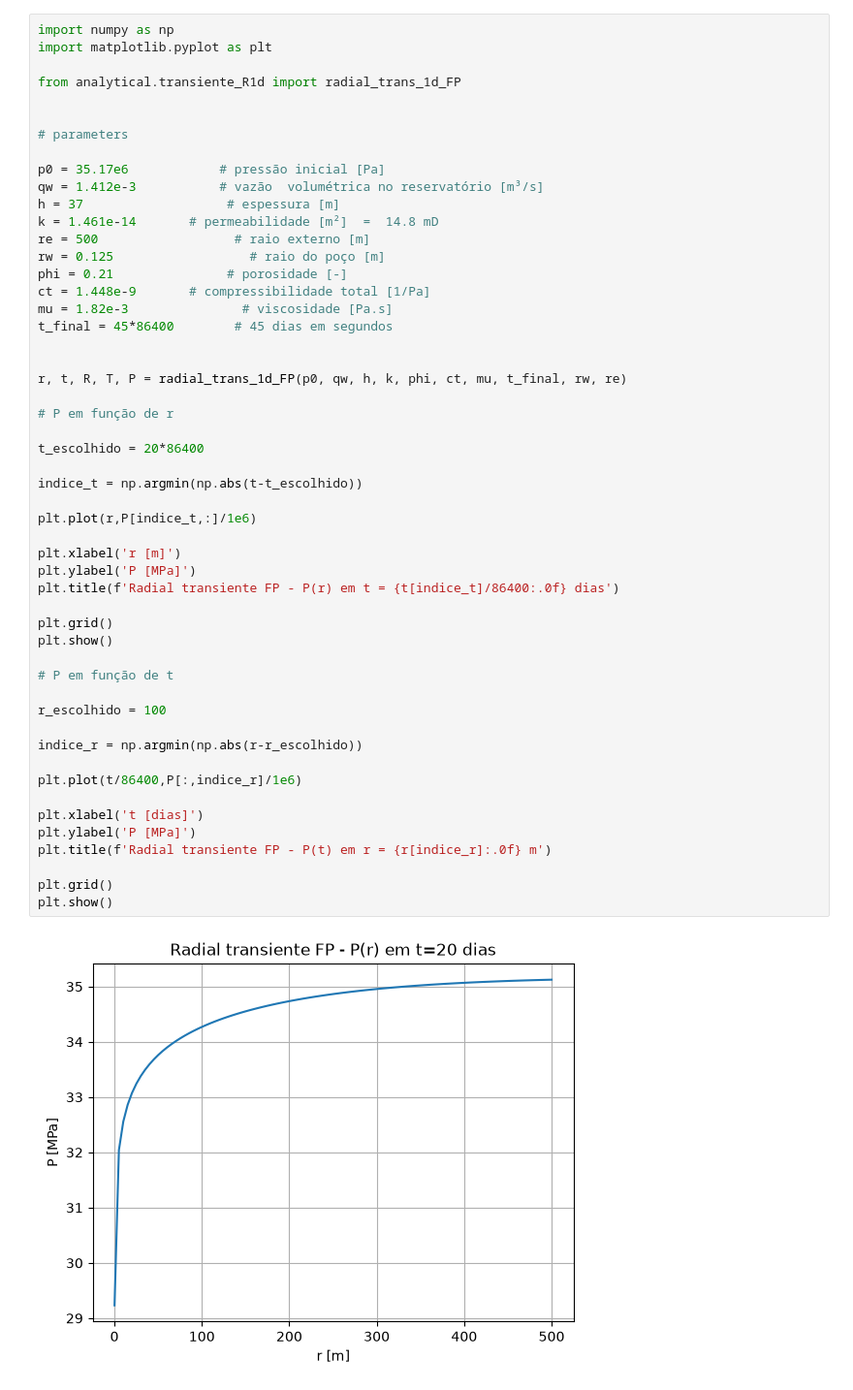
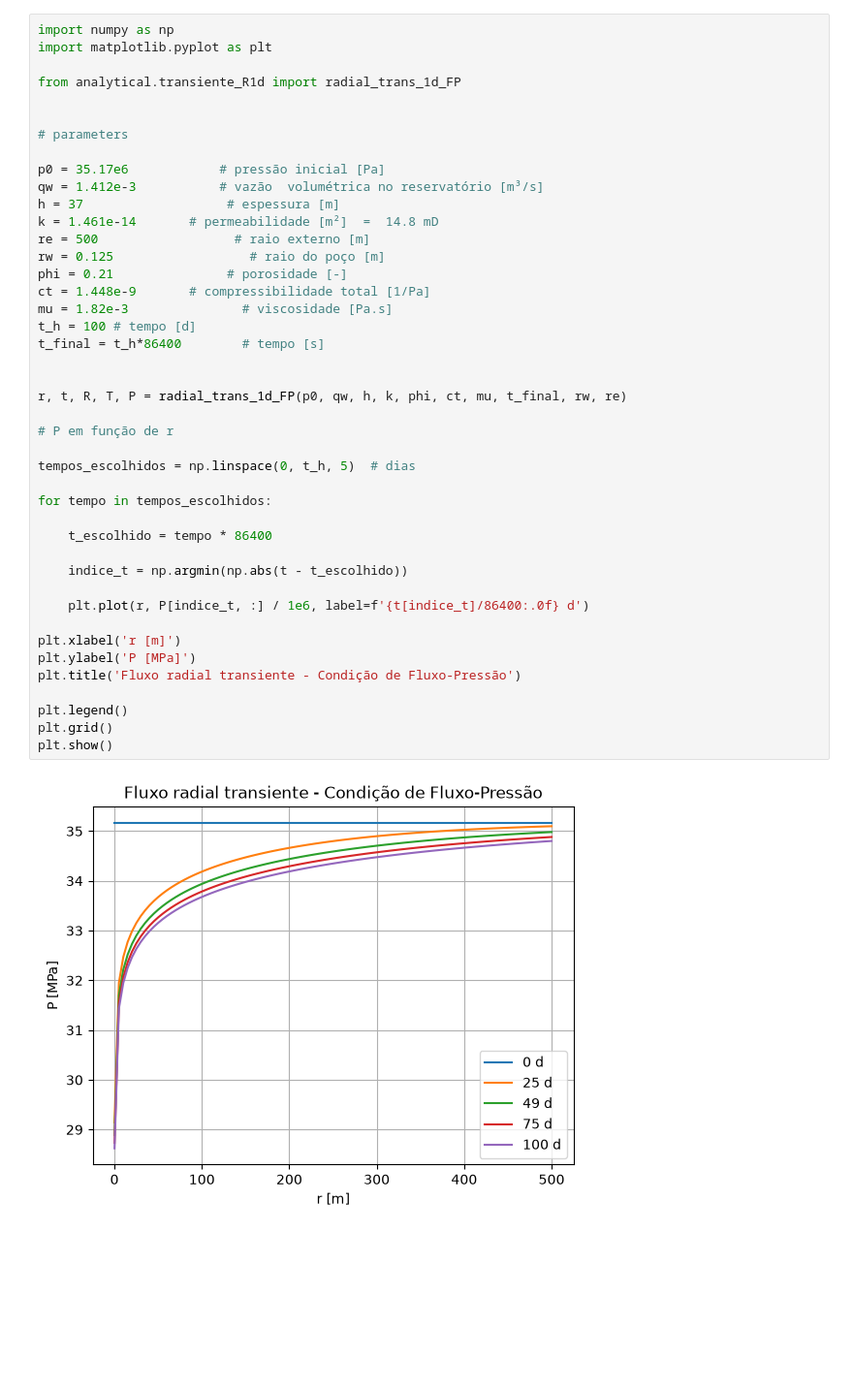
Before and after one commit to JoaoVassalo/SimRes, a Jupyter notebook: results/transiente_R__1d.ipynb, the cells around one changed output. Shown at 97% size. Cells and saved outputs as stored; diff of their text form; blank space fills up the shorter version.

```diff
--- a/results/transiente_R__1d.ipynb
+++ b/results/transiente_R__1d.ipynb
@@ -4,51 +4,42 @@ import matplotlib.pyplot as plt
 
 from analytical.transiente_R1d import radial_trans_1d_FP
 
 
 # parameters
 
 p0 = 35.17e6            # pressão inicial [Pa]
 qw = 1.412e-3           # vazão  volumétrica no reservatório [m³/s]
 h = 37                   # espessura [m]
 k = 1.461e-14       # permeabilidade [m²]  =  14.8 mD
 re = 500                  # raio externo [m]
 rw = 0.125                  # raio do poço [m]
 phi = 0.21               # porosidade [-]
 ct = 1.448e-9       # compressibilidade total [1/Pa]
 mu = 1.82e-3               # viscosidade [Pa.s]
-t_final = 45*86400        # 45 dias em segundos
+t_h = 100 # tempo [d]
+t_final = t_h*86400        # tempo [s]
 
 
 r, t, R, T, P = radial_trans_1d_FP(p0, qw, h, k, phi, ct, mu, t_final, rw, re)
 
 # P em função de r
 
-t_escolhido = 20*86400
+tempos_escolhidos = np.linspace(0, t_h, 5)  # dias
 
-indice_t = np.argmin(np.abs(t-t_escolhido))
+for tempo in tempos_escolhidos:
 
-plt.plot(r,P[indice_t,:]/1e6)
+    t_escolhido = tempo * 86400
+
+    indice_t = np.argmin(np.abs(t - t_escolhido))
+
+    plt.plot(r, P[indice_t, :] / 1e6, label=f'{t[indice_t]/86400:.0f} d')
 
 plt.xlabel('r [m]')
 plt.ylabel('P [MPa]')
-plt.title(f'Radial transiente FP - P(r) em t = {t[indice_t]/86400:.0f} dias')
+plt.title('Fluxo radial transiente - Condição de Fluxo-Pressão')
 
+plt.legend()
 plt.grid()
 plt.show()
-
-# P em função de t
-
-r_escolhido = 100
-
-indice_r = np.argmin(np.abs(r-r_escolhido))
-
-plt.plot(t/86400,P[:,indice_r]/1e6)
-
-plt.xlabel('t [dias]')
-plt.ylabel('P [MPa]')
-plt.title(f'Radial transiente FP - P(t) em r = {r[indice_r]:.0f} m')
-
-plt.grid()
-plt.show()
 # %% [output]
-[figure, old version]
+[figure, new version]
```
Also changed, not shown: parts of 1 cell of this notebook, 4 other files.
